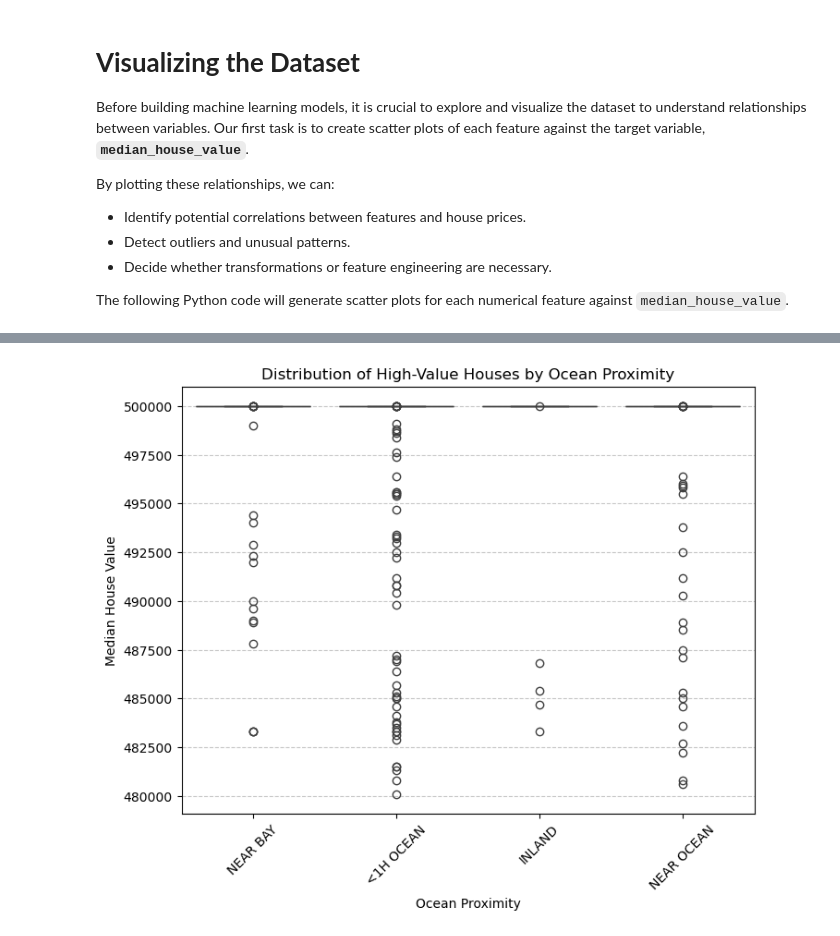
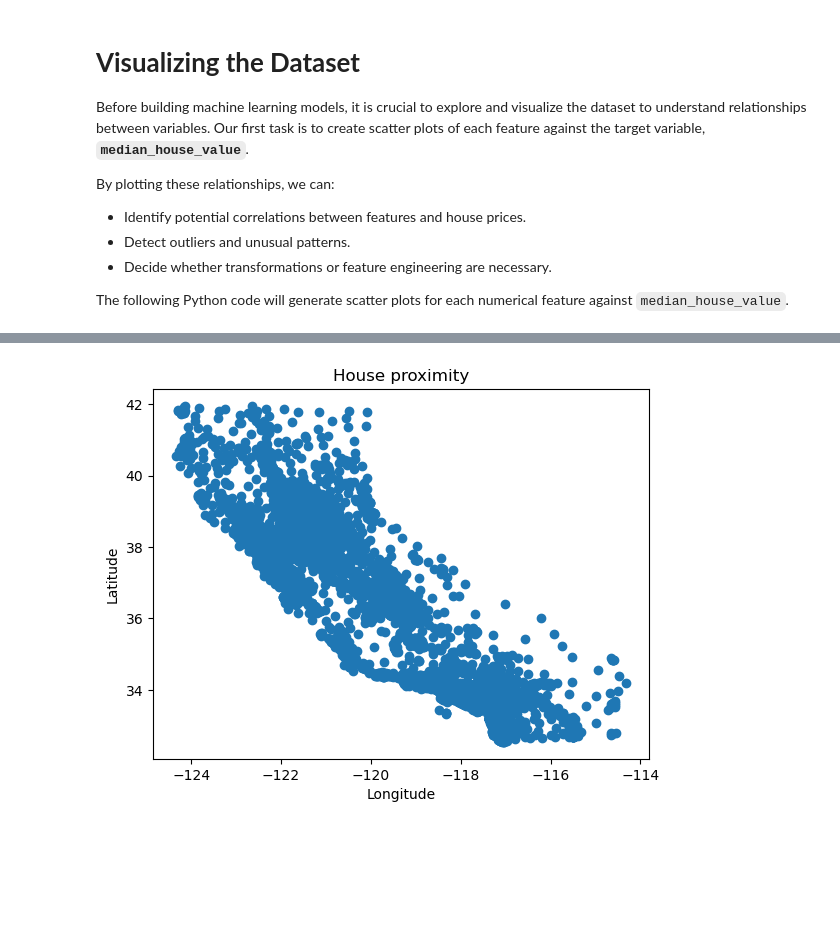
Before and after one commit to armankarshenas/TUMS2025, a Jupyter notebook: lectures/lecture7.ipynb, the cells around one changed output, grey strips where cells are left out. Saved outputs shown, nothing was run; the diff lists cells and outputs as text; code cells hidden in the pictures; blank space fills up the shorter version.

```diff
--- a/lectures/lecture7.ipynb
+++ b/lectures/lecture7.ipynb
@@ -127,12 +111,11 @@ plt.show()
-# %%
-import seaborn as sns
-plt.figure(figsize=(8, 6))
-sns.boxplot(x=high_value_houses["ocean_proximity"], y=high_value_houses["median_house_value"])
-plt.xlabel("Ocean Proximity")
-plt.ylabel("Median House Value")
-plt.title("Distribution of High-Value Houses by Ocean Proximity")
-plt.xticks(rotation=45)  # Rotate labels for readability
-plt.grid(axis="y", linestyle="--", alpha=0.7)
-plt.show()
-# %% [output]
-[figure, removed]
+# %%
+# Let's plot longitude and latitude on a scatter plot
+longitude = df.longitude.to_numpy()
+latitude = df.latitude.to_numpy()
+plt.scatter(longitude,latitude)
+plt.xlabel("Longitude")
+plt.ylabel("Latitude")
+plt.title("House proximity")
+plt.show()
+# %% [output]
+[figure, added]
```
Also changed, not shown: parts of 7 cells of this notebook.
